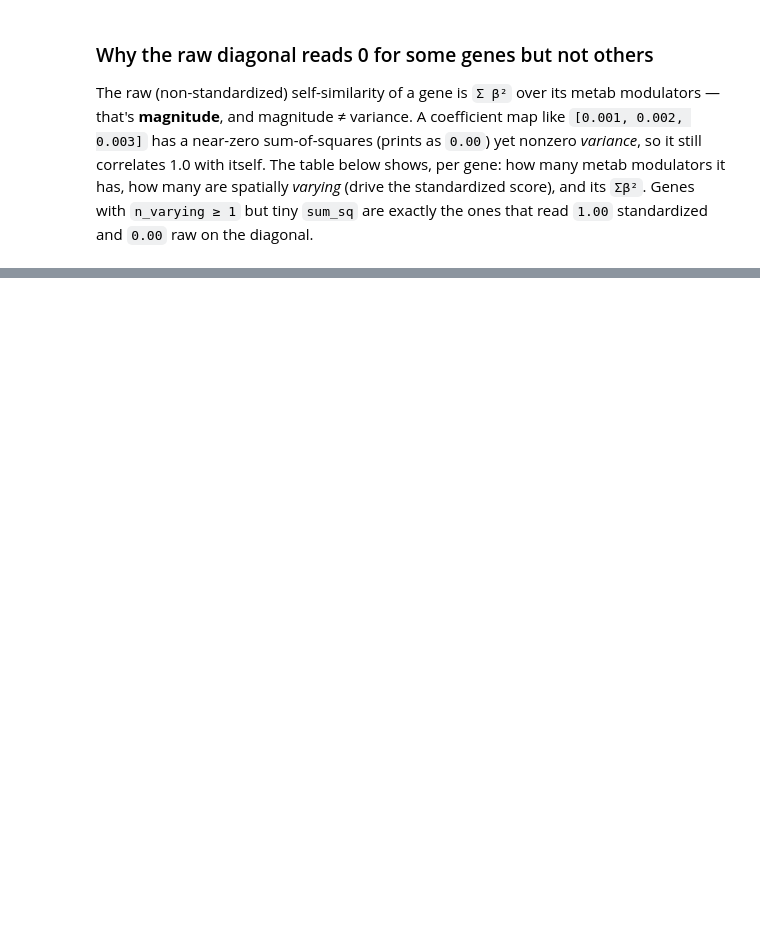
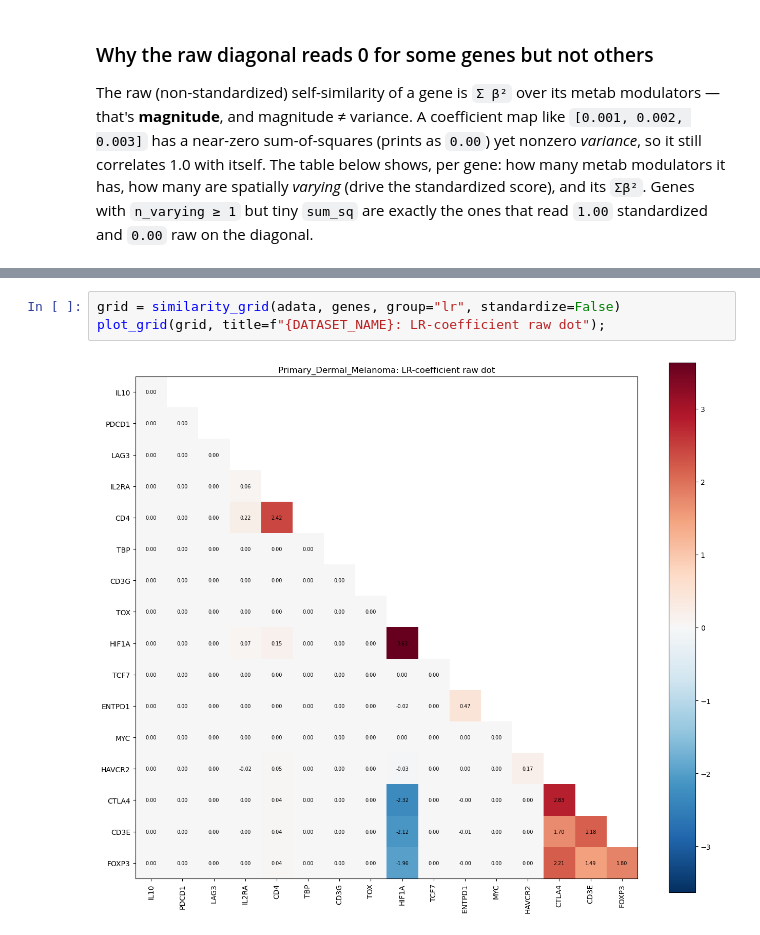
Before and after one commit to fosterea/MetabTravLR, a Jupyter notebook: metab_processing/Analysis/Foster/target_gene_sims.ipynb, the cells around one changed output, grey strips where cells are left out. Saved outputs shown, nothing was run; the diff lists cells and outputs as text; blank space fills up the shorter version.

Commit message:
tran target genes sim

```diff
--- a/metab_processing/Analysis/Foster/target_gene_sims.ipynb
+++ b/metab_processing/Analysis/Foster/target_gene_sims.ipynb
@@ -303,0 +336,5 @@ else:
+# %%
+grid = similarity_grid(adata, genes, group="lr", standardize=False)
+plot_grid(grid, title=f"{DATASET_NAME}: LR-coefficient raw dot");
+# %% [output]
+[figure, added]
```
Also changed, not shown: parts of 9 cells of this notebook.
